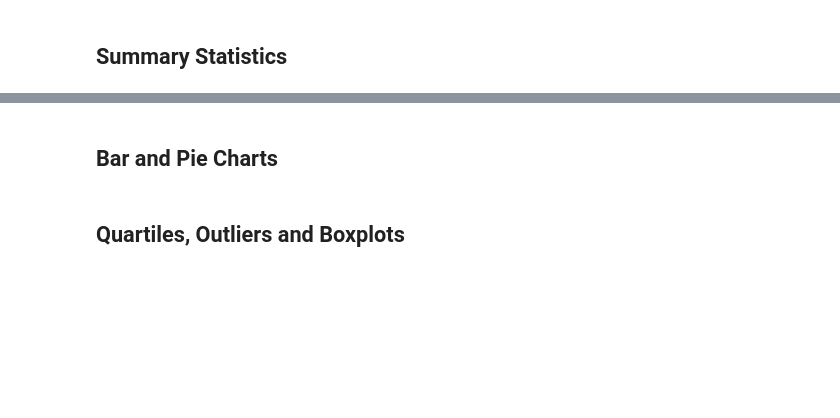
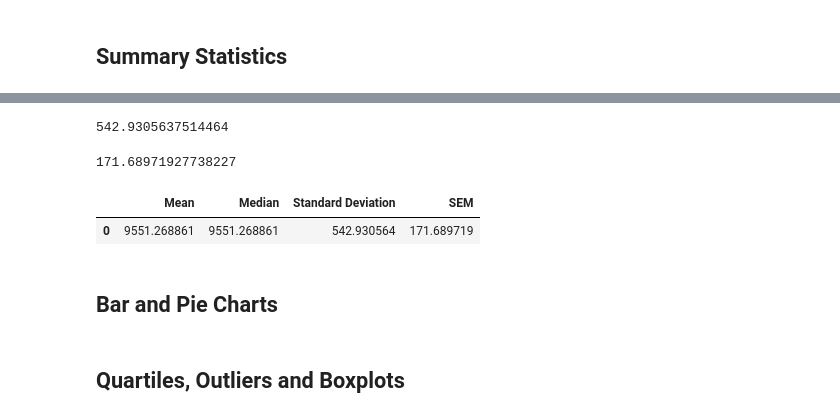
Before and after one commit to emersonmolett/Matplotlib-challenge, a Jupyter notebook: 05-Matplotlib/Instructions/Pymaceuticals/pymaceuticals_starter.ipynb, the cells around one changed output, grey strips where cells are left out. Cells and saved outputs as stored; diff of their text form; code cells hidden in the pictures; blank space fills up the shorter version.

Commit message:
worked on summary statistics

```diff
--- a/05-Matplotlib/Instructions/Pymaceuticals/pymaceuticals_starter.ipynb
+++ b/05-Matplotlib/Instructions/Pymaceuticals/pymaceuticals_starter.ipynb
@@ -168,0 +205,4 @@ combined_dataframe
+# %%
+# mean of the tumor volume.
+mean_of_tumor = summary_dataframe["Tumor Volume (mm3)"].mean()
+mean_of_tumor
@@ -168,0 +211,4 @@ combined_dataframe
+# %%
+# median of the tumor volume.
+median_of_tumor = summary_dataframe["Tumor Volume (mm3)"].median()
+median_of_tumor
@@ -169,3 +234,27 @@ combined_dataframe
+# %%
+# standard deviation of the tumor volume.
+std_of_tumor = summary_dataframe["Tumor Volume (mm3)"].std()
+std_of_tumor
+# %% [output]
+542.9305637514464
+# %%
+# SEM of the tumor volume.
+sem_of_tumor = summary_dataframe["Tumor Volume (mm3)"].sem()
+sem_of_tumor
+# %% [output]
+171.68971927738227
+# %%
+# Assemble the resulting series into a single summary dataframe.
+summary_grouped_dataframe = pd.DataFrame({"Mean": [mean_of_tumor],
+                                         "Median": median_of_tumor,
+                                         # "Variance": variance_of_tumor,
+                                         "Standard Deviation": std_of_tumor,
+                                         "SEM": sem_of_tumor})
+
+summary_grouped_dataframe
+# %% [output]
+|  | Mean | Median | Standard Deviation | SEM |
+| 0 | 9551.268861 | 9551.268861 | 542.930564 | 171.689719 |
 # %%
 # Generate a summary statistics table of mean, median, variance, standard deviation, and SEM of the tumor volume for each regimen
 
```
Also changed, not shown: parts of 6 cells of this notebook.
